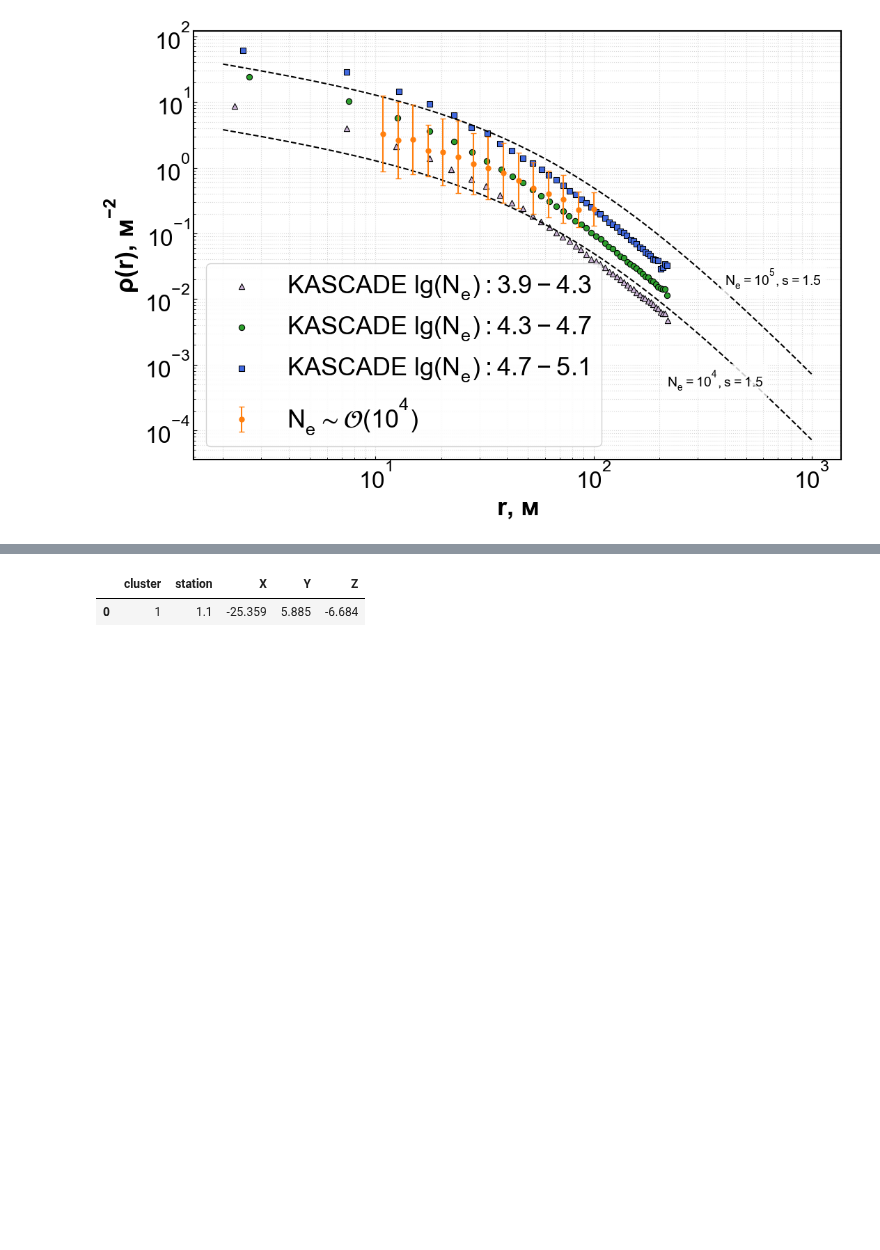
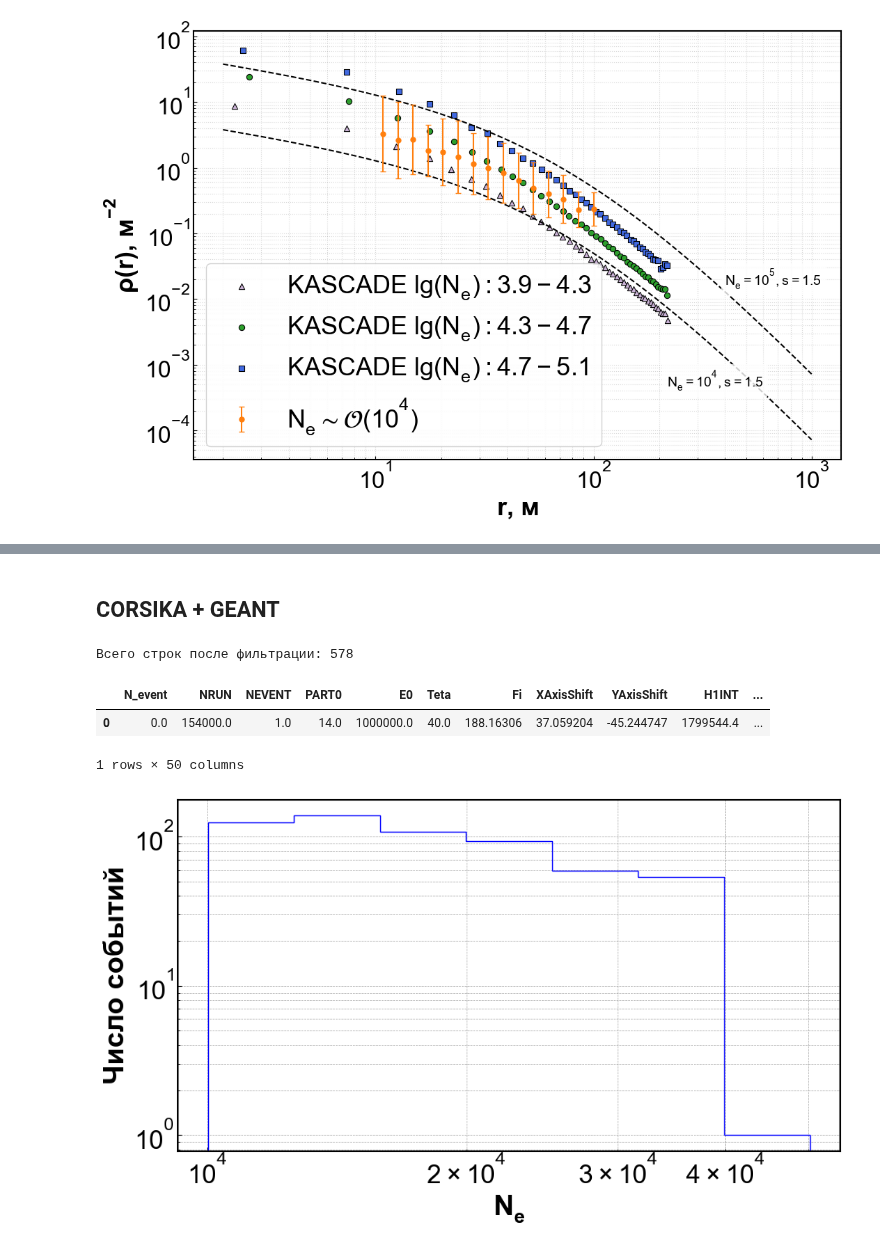
Before and after one commit to matalhim/sdf, a Jupyter notebook: events/notebooks/visualization.ipynb, the cells around one changed output, grey strips where cells are left out. Drawn from its saved outputs; the diff is of its cells as text; code cells hidden in the pictures; blank space fills up the shorter version.

```diff
--- a/events/notebooks/visualization.ipynb
+++ b/events/notebooks/visualization.ipynb
@@ -365,5 +311,2 @@ plt.show()
-# %%
-coordinates_df.head(1)
-# %% [output]
-|  | cluster | station | X | Y | Z |
-| 0 | 1 | 1.1 | -25.359 | 5.885 | -6.684 |
+# %% [markdown]
+## CORSIKA + GEANT
@@ -369,0 +315,61 @@ coordinates_df.head(1)
+# %%
+base_dir = '../../modeling_parameters/read/geant/output'
+folders = ['p40', 'p50']
+
+converters = {
+    "AmplKSM": eval, "hSM": eval, "nTrackSMX": eval, "nTrackSMY": eval, "nTrackSM": eval,
+    "hSM0": eval, "nTrackSMX0": eval, "nTrackSMY0": eval, "nTrackSM0": eval,
+    "EdepCntSCT": eval, "EdepDetNE": eval, "TimDetNE": eval, "EdepStNE": eval, "TimStNE": eval
+}
+
+all_filtered_dfs = []
+
+for folder in folders:
+    folder_path = os.path.join(base_dir, folder)
+
+    for file in os.listdir(folder_path):
+        if file.endswith('.csv'):
+            filepath = os.path.join(folder_path, file)
+            try:
+                df = pd.read_csv(filepath, converters=converters)
+                df_filtered = df[(df['NeNKGlong'] > 1e4) & (df['NeNKGlong'] < 4e4)]
+                all_filtered_dfs.append(df_filtered)
+            except Exception as e:
+                print(f"Ошибка в файле {file} ({folder}): {e}")
+
+modeling_df = pd.concat(all_filtered_dfs, ignore_index=True)
+
+# По желанию:
+# final_df.to_csv("filtered_p40_p50.csv", index=False)
+
+print(f"Всего строк после фильтрации: {len(modeling_df)}")
+# %% [output]
+Всего строк после фильтрации: 578
+# %%
+modeling_df.head(1)
+# %% [output]
+|  | N_event | NRUN | NEVENT | PART0 | E0 | Teta | Fi | XAxisShift | YAxisShift | H1INT | ... |
+| 0 | 0.0 | 154000.0 | 1.0 | 14.0 | 1000000.0 | 40.0 | 188.16306 | 37.059204 | -45.244747 | 1799544.4 | ... |
+1 rows × 50 columns
+# %%
+ne_values = modeling_df['NeNKGlong'].values
+
+
+log_min = np.log10(ne_values.min())
+log_max = np.log10(ne_values.max())
+log_bins = np.arange(log_min, log_max + 0.1, 0.1)  # шаг 0.3
+bins = 10 ** log_bins  # преобразуем обратно в линейный масштаб
+
+# Построим гистограмму
+plt.figure(figsize=(10, 6))
+counts, bins, _ = plt.hist(ne_values, bins=bins, histtype='step', color='blue', log=True)
+
+plt.xlabel(r'$N_e$')
+plt.ylabel('Число событий')
+plt.xscale('log')
+
+plt.grid(True, which='both', linestyle='--', linewidth=0.5, alpha=0.7)
+plt.tight_layout()
+plt.show()
+# %% [output]
+[figure, added]
```
Also changed, not shown: parts of 15 cells of this notebook, 3 other files.
